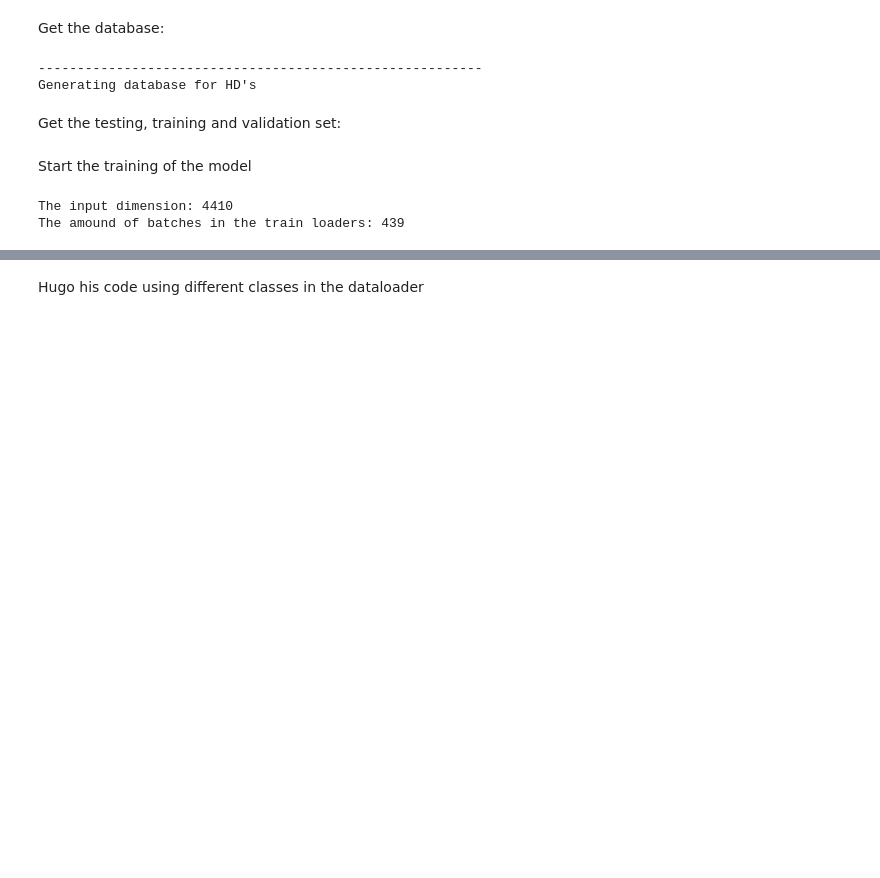
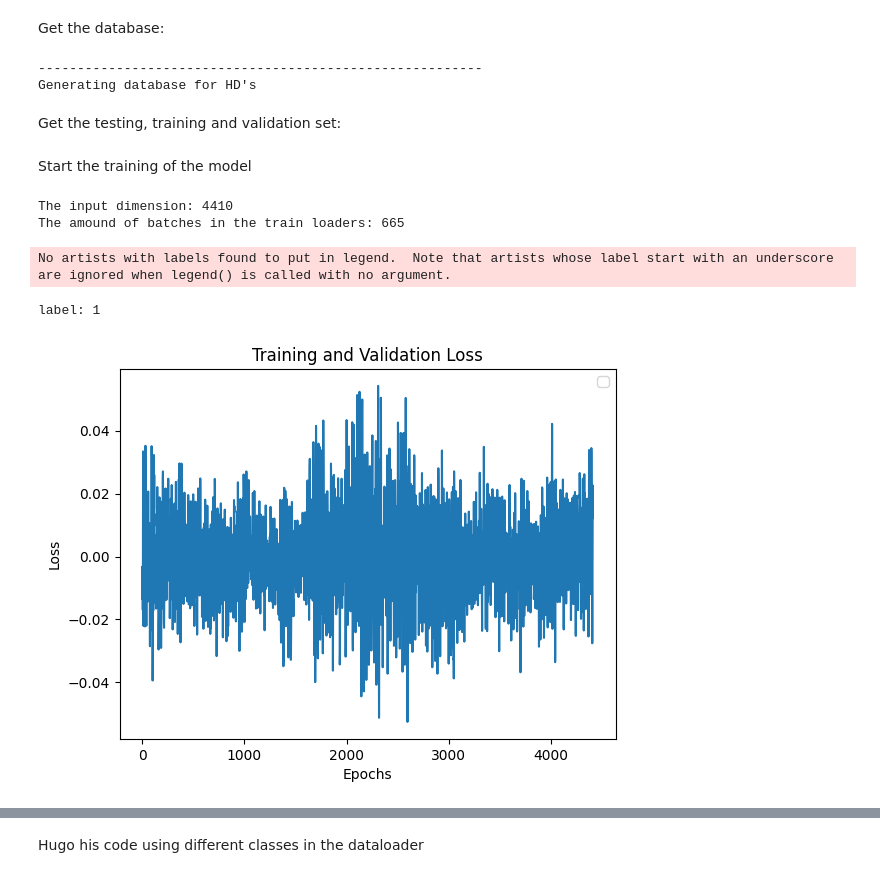
Before and after one commit to FlyingFish760/5ARIP10, a Jupyter notebook: HD_Model_NEW/main_NN.ipynb, the cells around one changed output, grey strips where cells are left out. Cells and saved outputs as stored; diff of their text form; code cells hidden in the pictures; blank space fills up the shorter version.

Commit message:
speed_bool commented out in the dataloader

```diff
--- a/HD_Model_NEW/main_NN.ipynb
+++ b/HD_Model_NEW/main_NN.ipynb
@@ -23,7 +23,8 @@ Generating database for HD's
 Get the testing, training and validation set:
 # %%
 # Assuming you have a database variable containing your raw data
-dataset = VairableSensorsDataset(database, mic_bool='True', vibr_bool='False', cur_bool='False', speed_bool='False', start_percentage=0.1, stop_percentage = 0.9, window_sec = 0.1, stride_sec=0.03)
+# dataset = VairableSensorsDataset(database, mic_bool='True', vibr_bool='False', cur_bool='False', speed_bool='False', start_percentage=0.1, stop_percentage = 0.9, window_sec = 0.1, stride_sec=0.03)
+dataset = VairableSensorsDataset(database, mic_bool='True', vibr_bool='False', cur_bool='False', start_percentage=0.1, stop_percentage = 0.9, window_sec = 0.1, stride_sec=0.03)
 
 # Splitting the data into train, test, and validation sets
 train_dataset, test_dataset = train_test_split(dataset, test_size=0.2, random_state=42, shuffle=True)
@@ -56,7 +57,22 @@ criterion = nn.BCEWithLogitsLoss()
 optimizer = optim.Adam(model.parameters(), lr=0.005)
 # %% [output]
 The input dimension: 4410
-The amound of batches in the train loaders: 439
+The amound of batches in the train loaders: 665
+# %%
+# Plot the losses
+print('label: '+ str(train_labels[0].item()))
+
+
+plt.plot(train_features[0])
+plt.xlabel('Epochs')
+plt.ylabel('Loss')
+plt.title('Training and Validation Loss')
+plt.legend()
+plt.show()
+# %% [output]
+No artists with labels found to put in legend.  Note that artists whose label start with an underscore are ignored when legend() is called with no argument.
+label: 1
+[figure, added]
 # %%
 # Track losses
 train_losses = []
```
Also changed, not shown: parts of 2 cells of this notebook, 1 other file.
